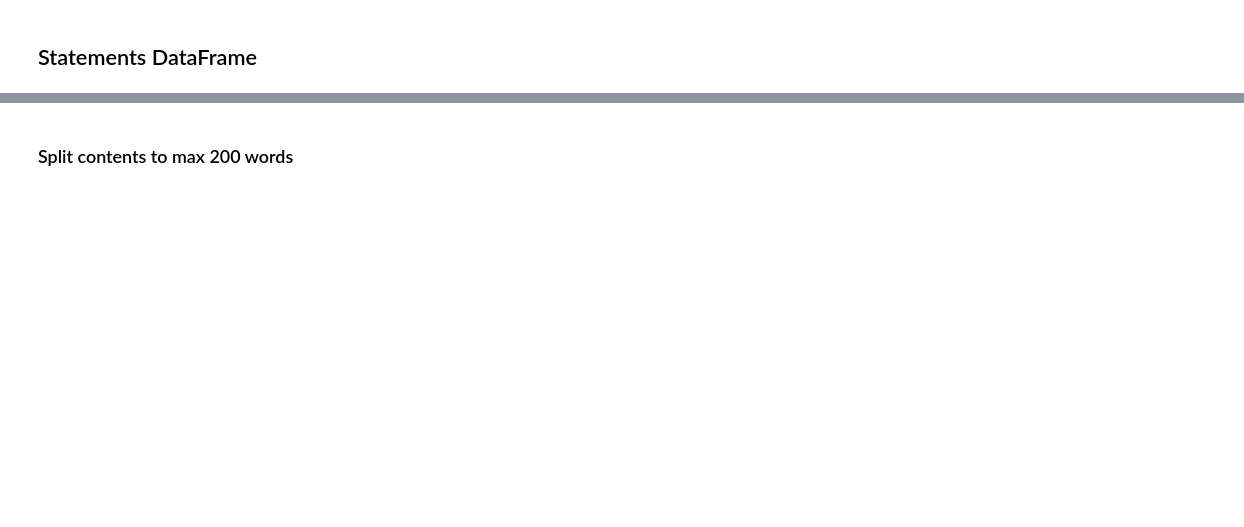
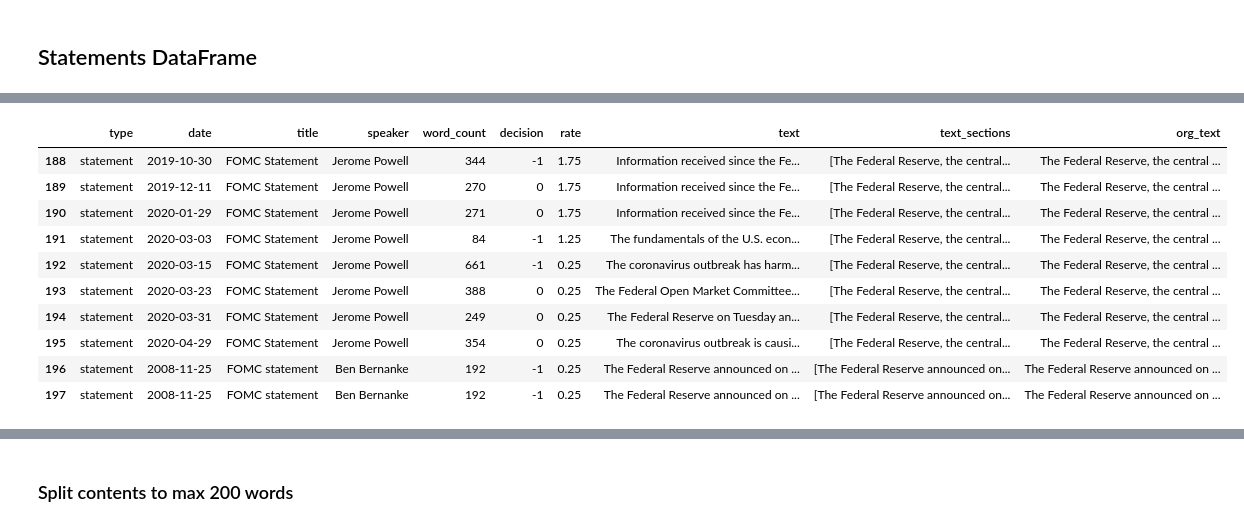
Before and after one commit to yukit-k/centralbank_analysis, a Jupyter notebook: src/FOMC_Analysis_Preprocess.ipynb, the cells around one changed output, grey strips where cells are left out. Drawn from its saved outputs; the diff is of its cells as text; code cells hidden in the pictures; blank space fills up the shorter version.

```diff
--- a/src/FOMC_Analysis_Preprocess.ipynb
+++ b/src/FOMC_Analysis_Preprocess.ipynb
@@ -1196 +1242,16 @@ statement_df.head(10)
+# %%
+proc_statement_df = remove_short_section(proc_statement_df, min_words=50)
+proc_statement_df.tail(10)
+# %% [output]
+|  | type | date | title | speaker | word_count | decision | rate | text | text_sections | org_text |
+| 188 | statement | 2019-10-30 | FOMC Statement | Jerome Powell | 344 | -1 | 1.75 | Information received since the Fe... | [The Federal Reserve, the central... | The Federal Reserve, the central ... |
+| 189 | statement | 2019-12-11 | FOMC Statement | Jerome Powell | 270 | 0 | 1.75 | Information received since the Fe... | [The Federal Reserve, the central... | The Federal Reserve, the central ... |
+| 190 | statement | 2020-01-29 | FOMC Statement | Jerome Powell | 271 | 0 | 1.75 | Information received since the Fe... | [The Federal Reserve, the central... | The Federal Reserve, the central ... |
+| 191 | statement | 2020-03-03 | FOMC Statement | Jerome Powell | 84 | -1 | 1.25 | The fundamentals of the U.S. econ... | [The Federal Reserve, the central... | The Federal Reserve, the central ... |
+| 192 | statement | 2020-03-15 | FOMC Statement | Jerome Powell | 661 | -1 | 0.25 | The coronavirus outbreak has harm... | [The Federal Reserve, the central... | The Federal Reserve, the central ... |
+| 193 | statement | 2020-03-23 | FOMC Statement | Jerome Powell | 388 | 0 | 0.25 | The Federal Open Market Committee... | [The Federal Reserve, the central... | The Federal Reserve, the central ... |
+| 194 | statement | 2020-03-31 | FOMC Statement | Jerome Powell | 249 | 0 | 0.25 | The Federal Reserve on Tuesday an... | [The Federal Reserve, the central... | The Federal Reserve, the central ... |
+| 195 | statement | 2020-04-29 | FOMC Statement | Jerome Powell | 354 | 0 | 0.25 | The coronavirus outbreak is causi... | [The Federal Reserve, the central... | The Federal Reserve, the central ... |
+| 196 | statement | 2008-11-25 | FOMC statement | Ben Bernanke | 192 | -1 | 0.25 | The Federal Reserve announced on ... | [The Federal Reserve announced on... | The Federal Reserve announced on ... |
+| 197 | statement | 2008-11-25 | FOMC statement | Ben Bernanke | 192 | -1 | 0.25 | The Federal Reserve announced on ... | [The Federal Reserve announced on... | The Federal Reserve announced on ... |
 # %%
```
Also changed, not shown: parts of 26 cells of this notebook.
